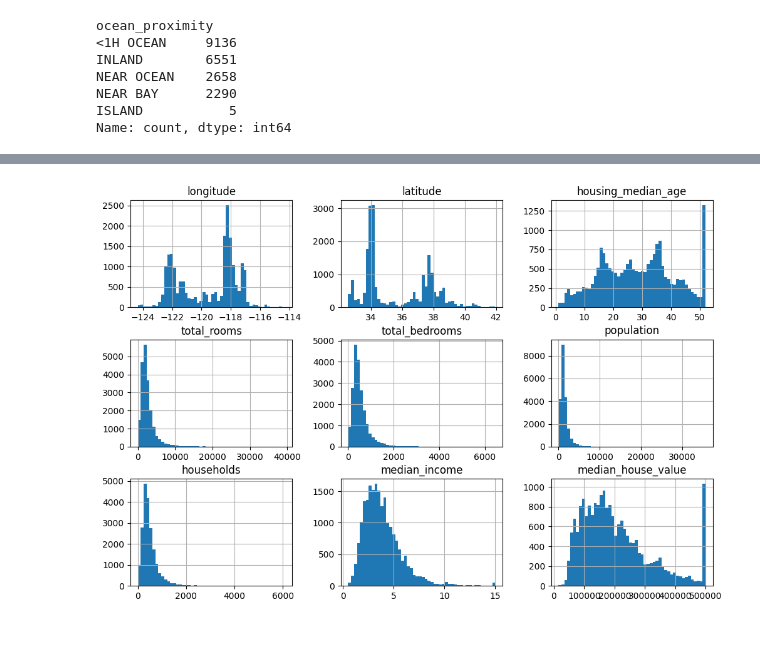
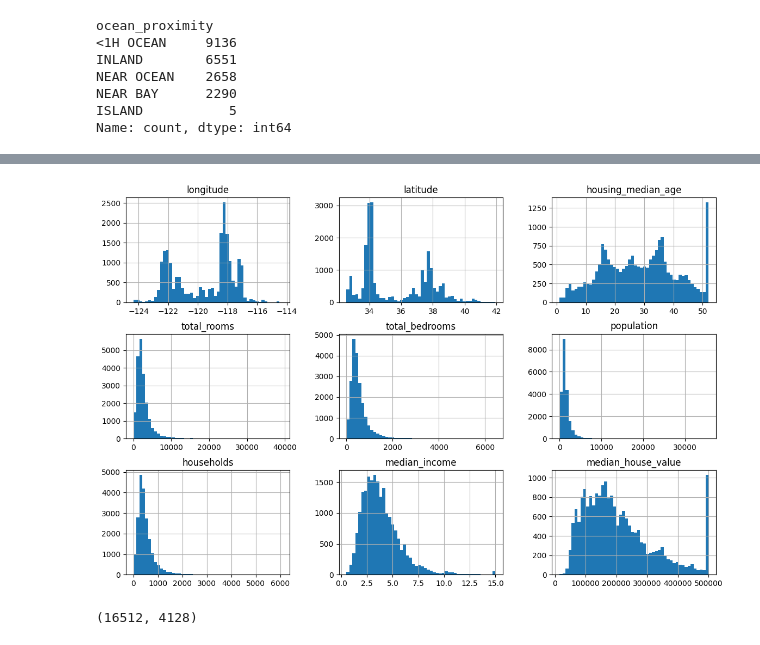
Before and after one commit to arun-nair-sde/kaggle, a Jupyter notebook: housing-data.ipynb, the cells around one changed output, grey strips where cells are left out. Cells and saved outputs as stored; diff of their text form; code cells hidden in the pictures.

Commit message:
shuffle and split added

```diff
--- a/housing-data.ipynb
+++ b/housing-data.ipynb
@@ -86,7 +88,7 @@ housing.describe()
 | 75% | -118.010000 | 37.710000 | 37.000000 | 3148.000000 | 647.000000 | 1725.000000 | 605.000000 | ... |
 | max | -114.310000 | 41.950000 | 52.000000 | 39320.000000 | 6445.000000 | 35682.000000 | 6082.000000 | ... |
 # %%
-housing.hist(bins=50, figsize=(12,8))
+housing.hist(bins=50, figsize=(14,9))
 plt.show()
 # %% [output]
-[figure, old version]
+[figure, new version]
@@ -92,0 +103,5 @@ plt.show()
+# %%
+train_set, test_set = shuffle_and_split_data(housing, 0.2)
+len(train_set), len(test_set)
+# %% [output]
+(16512, 4128)
```
Also changed, not shown: parts of 2 cells of this notebook.
